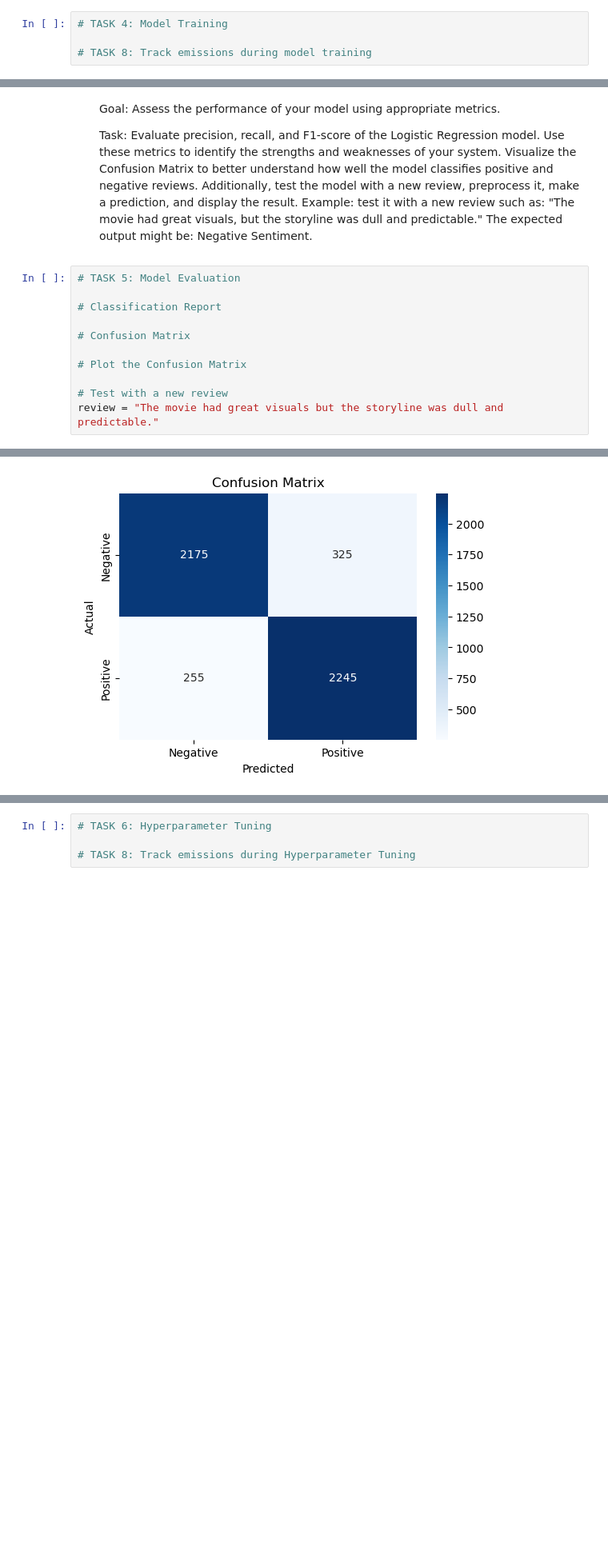
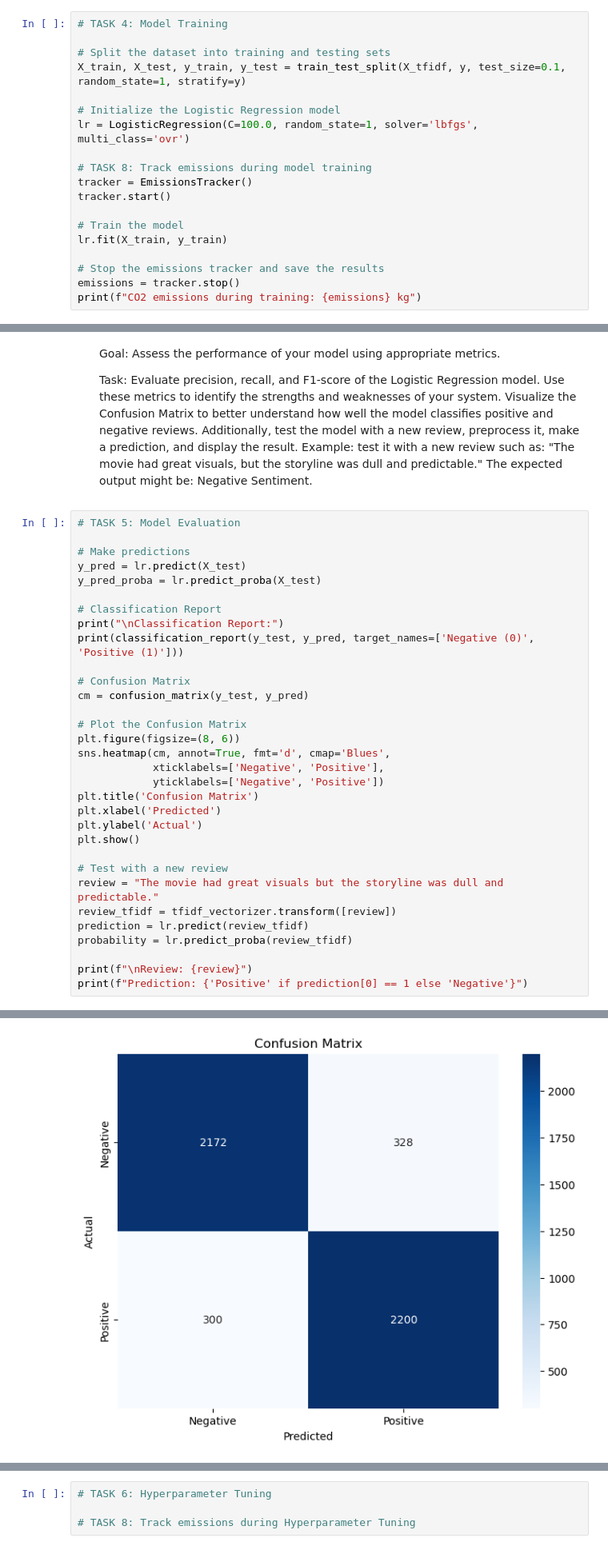
Before and after one commit to CABS72030202/GEI1092_Projet1, a Jupyter notebook: Mini_Project1.ipynb, the cells around one changed output, grey strips where cells are left out. Shown at 80% size. Saved outputs shown, nothing was run; the diff lists cells and outputs as text; blank space fills up the shorter version.

Commit message:
Complete feature extraction, model training and model evaluation

```diff
--- a/Mini_Project1.ipynb
+++ b/Mini_Project1.ipynb
@@ -131,5 +153,20 @@ dataset['review'] = dataset['review'].apply(crop_review)
 # %%
 # TASK 4: Model Training
 
+# Split the dataset into training and testing sets
+X_train, X_test, y_train, y_test = train_test_split(X_tfidf, y, test_size=0.1, random_state=1, stratify=y)
+
+# Initialize the Logistic Regression model
+lr = LogisticRegression(C=100.0, random_state=1, solver='lbfgs', multi_class='ovr')
+
 # TASK 8: Track emissions during model training
+tracker = EmissionsTracker()
+tracker.start()
+
+# Train the model
+lr.fit(X_train, y_train)
+
+# Stop the emissions tracker and save the results
+emissions = tracker.stop()
+print(f"CO2 emissions during training: {emissions} kg")
 # %% [output]
@@ -161,14 +198,35 @@ Emissions during model training: 1.9852752745240199e-07 kgCO2e
 # %%
 # TASK 5: Model Evaluation
 
+# Make predictions
+y_pred = lr.predict(X_test)
+y_pred_proba = lr.predict_proba(X_test)
+
 # Classification Report
+print("\nClassification Report:")
+print(classification_report(y_test, y_pred, target_names=['Negative (0)', 'Positive (1)']))
 
 # Confusion Matrix
+cm = confusion_matrix(y_test, y_pred)
 
 # Plot the Confusion Matrix
+plt.figure(figsize=(8, 6))
+sns.heatmap(cm, annot=True, fmt='d', cmap='Blues',
+            xticklabels=['Negative', 'Positive'],
+            yticklabels=['Negative', 'Positive'])
+plt.title('Confusion Matrix')
+plt.xlabel('Predicted')
+plt.ylabel('Actual')
+plt.show()
 
 # Test with a new review
 review = "The movie had great visuals but the storyline was dull and predictable."
+review_tfidf = tfidf_vectorizer.transform([review])
+prediction = lr.predict(review_tfidf)
+probability = lr.predict_proba(review_tfidf)
+
+print(f"\nReview: {review}")
+print(f"Prediction: {'Positive' if prediction[0] == 1 else 'Negative'}")
 # %% [output]
 Classification Report:
               precision    recall  f1-score   support
@@ -182,2 +240,2 @@ weighted avg       0.88      0.88      0.88      5000
-[figure, old version]
+[figure, new version]
 Review: The movie had great visuals but the storyline was dull and predictable.
```
Also changed, not shown: parts of 3 cells of this notebook, 1 other file.
